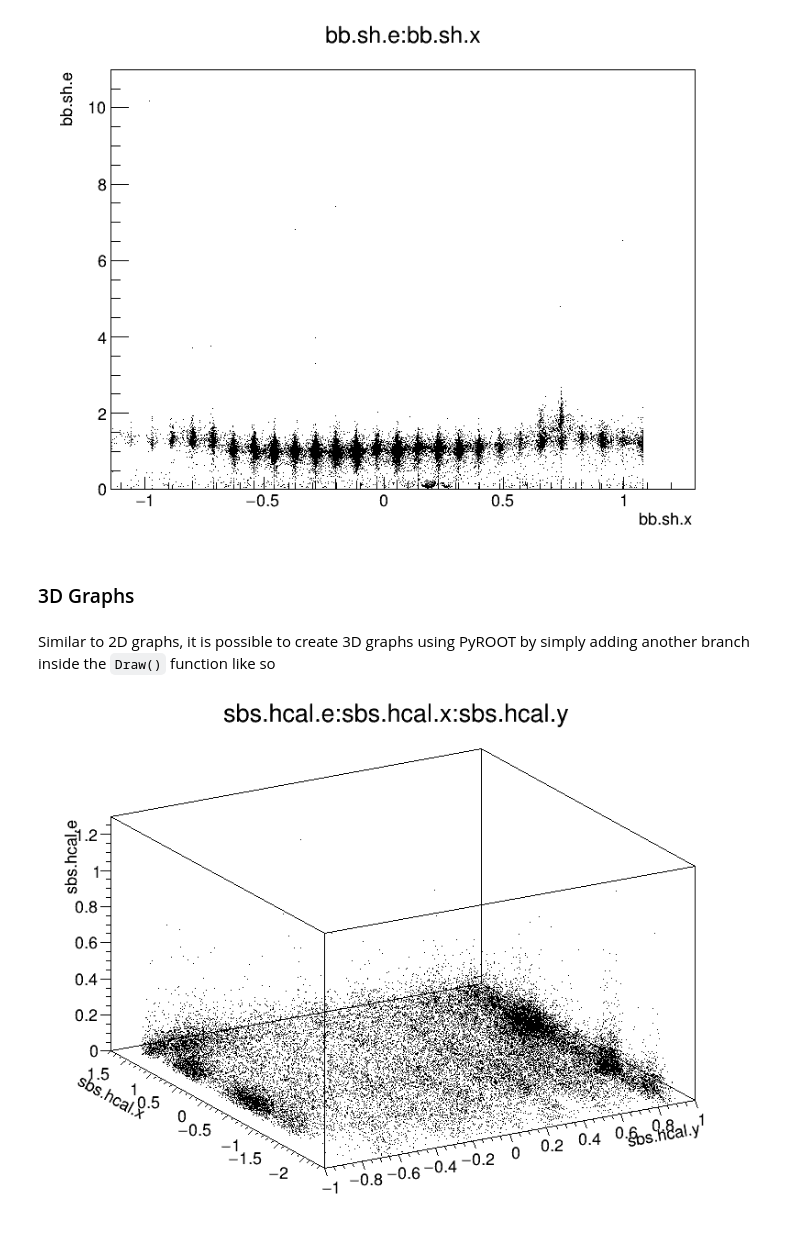
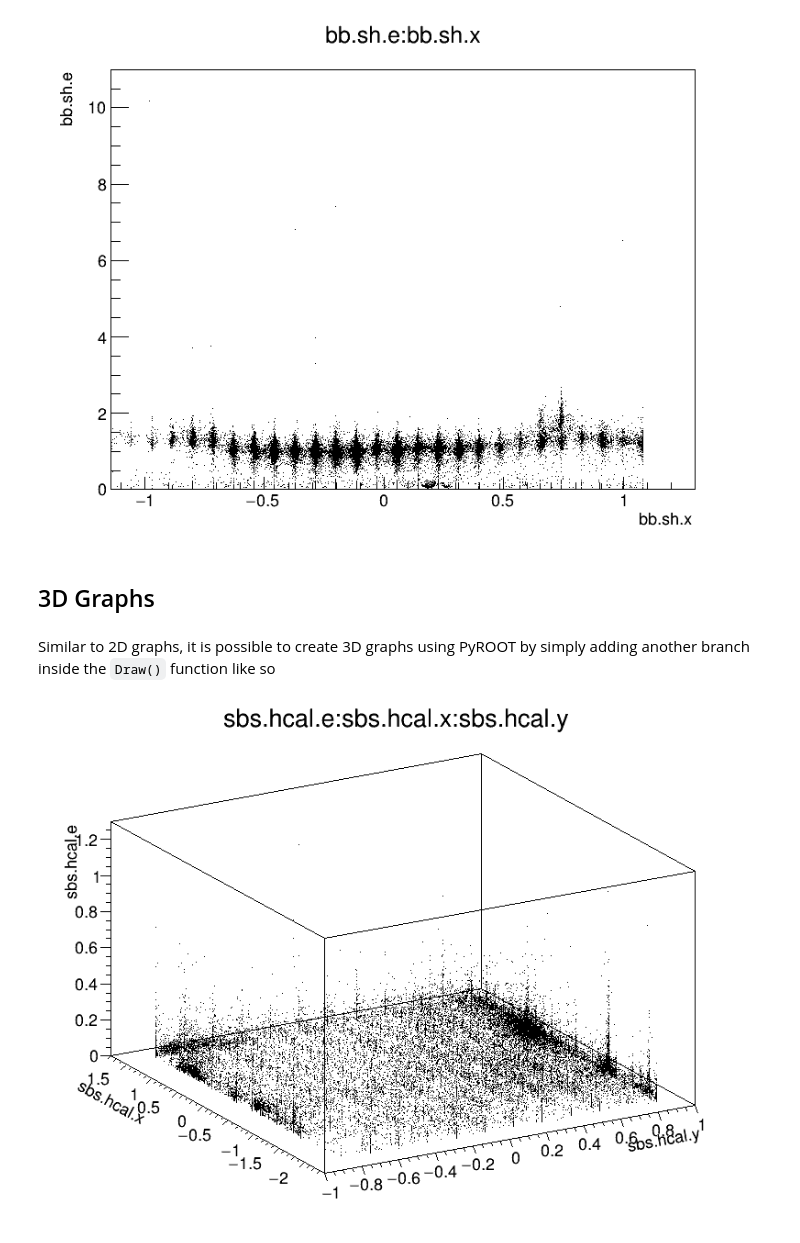
Before and after one commit to JeffersonLab/JupyterAnalysis, a Jupyter notebook: pyroot.ipynb, the cells around one changed output. Saved outputs shown, nothing was run; the diff lists cells and outputs as text; code cells hidden in the pictures.

```diff
--- a/pyroot.ipynb
+++ b/pyroot.ipynb
@@ -68,12 +68,12 @@ c.Draw()
 # %% [output]
 [figure]
 # %% [markdown]
-### 3D Graphs
+## 3D Graphs
 # %% [markdown]
 Similar to 2D graphs, it is possible to create 3D graphs using PyROOT by simply adding another branch inside the <code>Draw()</code> function like so
 # %%
-T.Draw("sbs.hcal.e:sbs.hcal.x:sbs.hcal.y", "", "surf")
+T.Draw("sbs.hcal.e:sbs.hcal.x:sbs.hcal.y")
 c.Draw()
 # %% [output]
-[figure, old version]
+[figure, new version]
 # %% [markdown]
```
Also changed, not shown: parts of 13 cells of this notebook.
